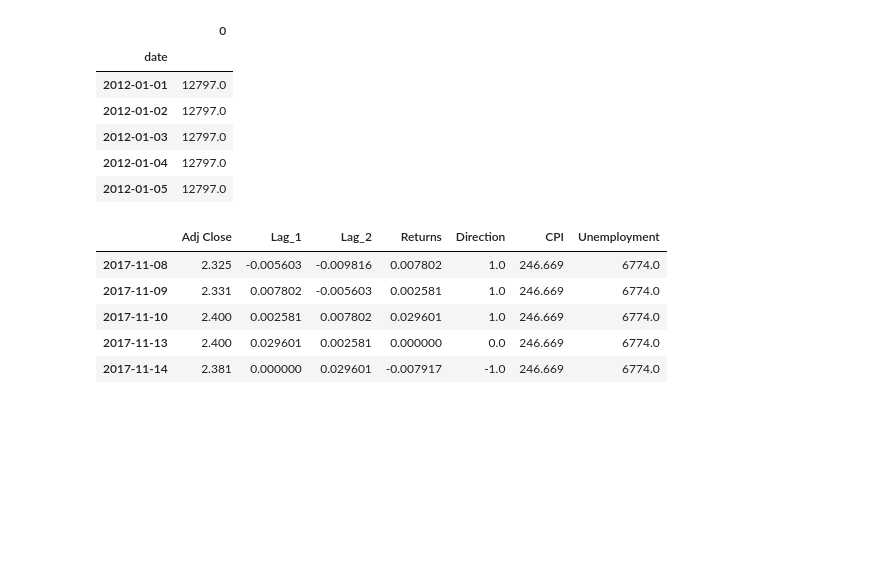
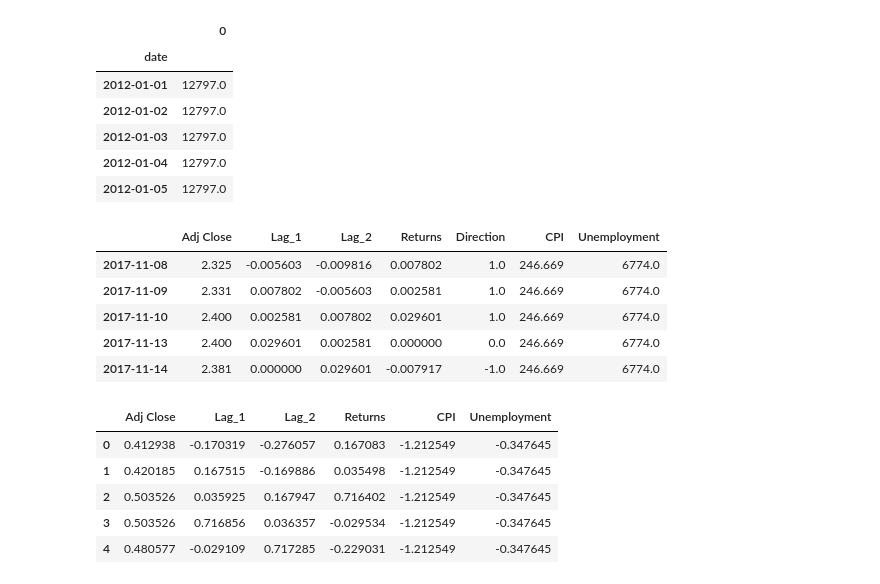
Before and after one commit to Mun-Min/Project_Two, a Jupyter notebook: ML Model Notebooks/treasury_10_year_cpi_LR_model.ipynb, the cells around one changed output. Saved outputs shown, nothing was run; the diff lists cells and outputs as text; code cells hidden in the pictures; blank space fills up the shorter version.

Commit message:
updated treasury 10 year LR model with cpi and unemployment

```diff
--- a/ML Model Notebooks/treasury_10_year_cpi_LR_model.ipynb
+++ b/ML Model Notebooks/treasury_10_year_cpi_LR_model.ipynb
@@ -230,4 +230,22 @@ combined_df.head()
 | 2017-11-10 | 2.400 | 0.002581 | 0.007802 | 0.029601 | 1.0 | 246.669 | 6774.0 |
 | 2017-11-13 | 2.400 | 0.029601 | 0.002581 | 0.000000 | 0.0 | 246.669 | 6774.0 |
 | 2017-11-14 | 2.381 | 0.000000 | 0.029601 | -0.007917 | -1.0 | 246.669 | 6774.0 |
+# %%
+from sklearn.preprocessing import StandardScaler
+
+# Scaling the numeric columns
+combined_df_scaled = StandardScaler().fit_transform(combined_df[["Adj Close", "Lag_1", "Lag_2", "Returns", "CPI", "Unemployment"]])
+
+# Creating a DataFrame with with the scaled data
+combined_transformed = pd.DataFrame(combined_df_scaled, columns=["Adj Close", "Lag_1", "Lag_2", "Returns", "CPI", "Unemployment"])
+
+# Display sample data
+combined_transformed.head()
+# %% [output]
+|  | Adj Close | Lag_1 | Lag_2 | Returns | CPI | Unemployment |
+| 0 | 0.412938 | -0.170319 | -0.276057 | 0.167083 | -1.212549 | -0.347645 |
+| 1 | 0.420185 | 0.167515 | -0.169886 | 0.035498 | -1.212549 | -0.347645 |
+| 2 | 0.503526 | 0.035925 | 0.167947 | 0.716402 | -1.212549 | -0.347645 |
+| 3 | 0.503526 | 0.716856 | 0.036357 | -0.029534 | -1.212549 | -0.347645 |
+| 4 | 0.480577 | -0.029109 | 0.717285 | -0.229031 | -1.212549 | -0.347645 |
 # %%
```
Also changed, not shown: parts of 3 cells of this notebook, 1 other file.
